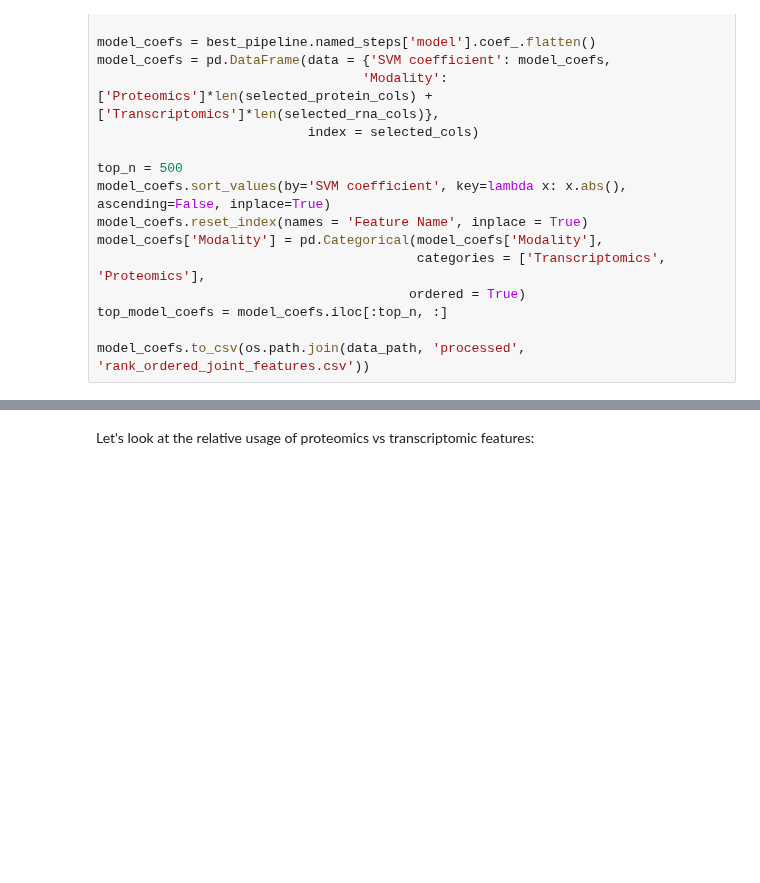
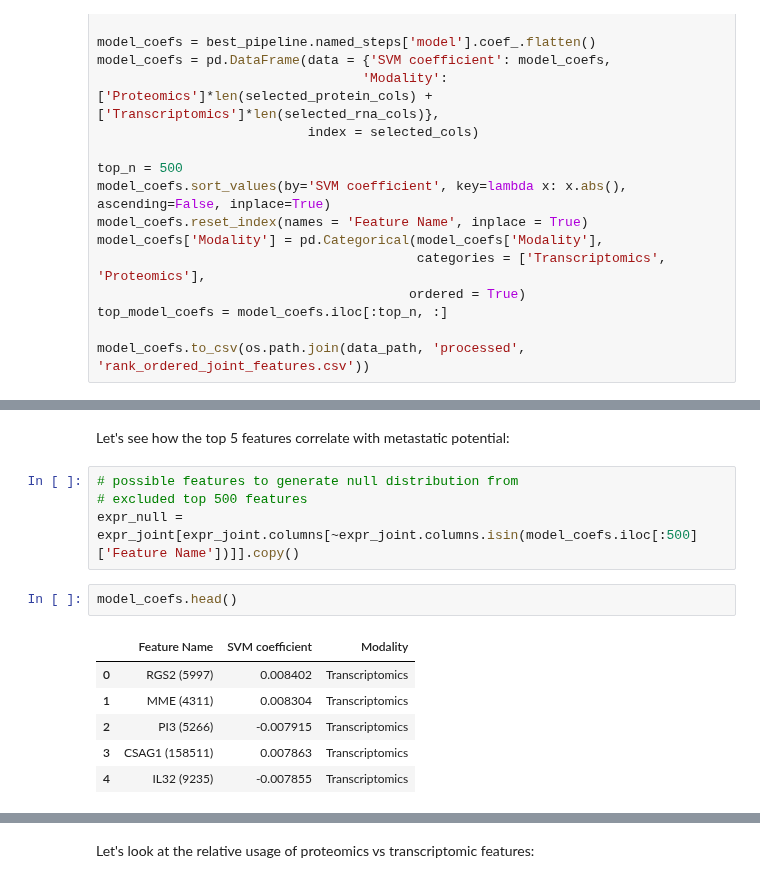
Before and after one commit to hmbaghdassarian/metastatic_potential, a Jupyter notebook: notebooks/C_joint_prediction/04_feature_analysis.ipynb, the cells around one changed output, grey strips where cells are left out. Drawn from its saved outputs; the diff is of its cells as text; blank space fills up the shorter version.

```diff
--- a/notebooks/C_joint_prediction/04_feature_analysis.ipynb
+++ b/notebooks/C_joint_prediction/04_feature_analysis.ipynb
@@ -179,0 +204,15 @@ plt.savefig(os.path.join(data_path, 'figures', 'joint_feature_top_barplot.png'),
+# %% [markdown]
+Let's see how the top 5 features correlate with metastatic potential:
+# %%
+# possible features to generate null distribution from
+# excluded top 500 features
+expr_null = expr_joint[expr_joint.columns[~expr_joint.columns.isin(model_coefs.iloc[:500]['Feature Name'])]].copy()
+# %%
+model_coefs.head()
+# %% [output]
+|  | Feature Name | SVM coefficient | Modality |
+| 0 | RGS2 (5997) | 0.008402 | Transcriptomics |
+| 1 | MME (4311) | 0.008304 | Transcriptomics |
+| 2 | PI3 (5266) | -0.007915 | Transcriptomics |
+| 3 | CSAG1 (158511) | 0.007863 | Transcriptomics |
+| 4 | IL32 (9235) | -0.007855 | Transcriptomics |
```
Also changed, not shown: parts of 23 cells of this notebook, 10 other files.
